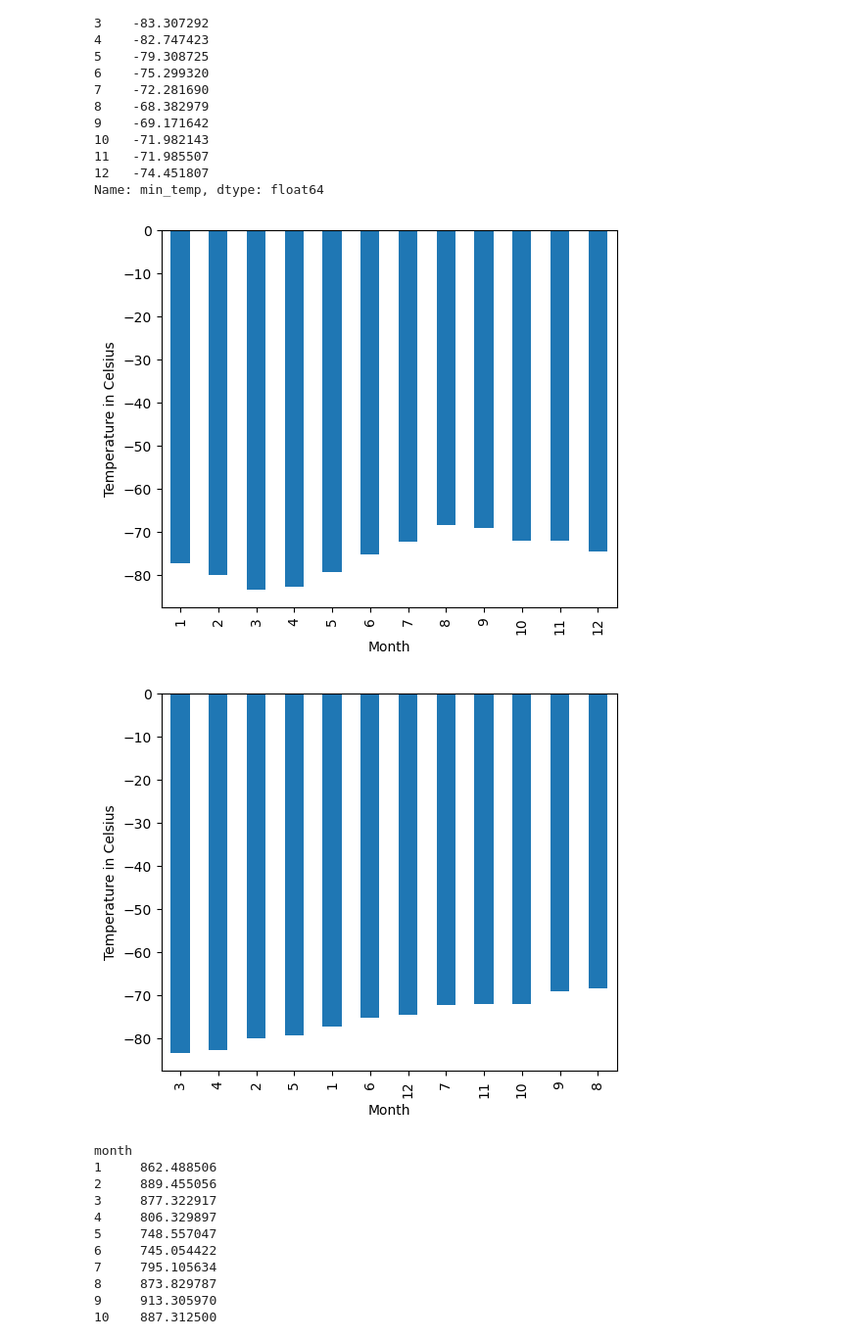
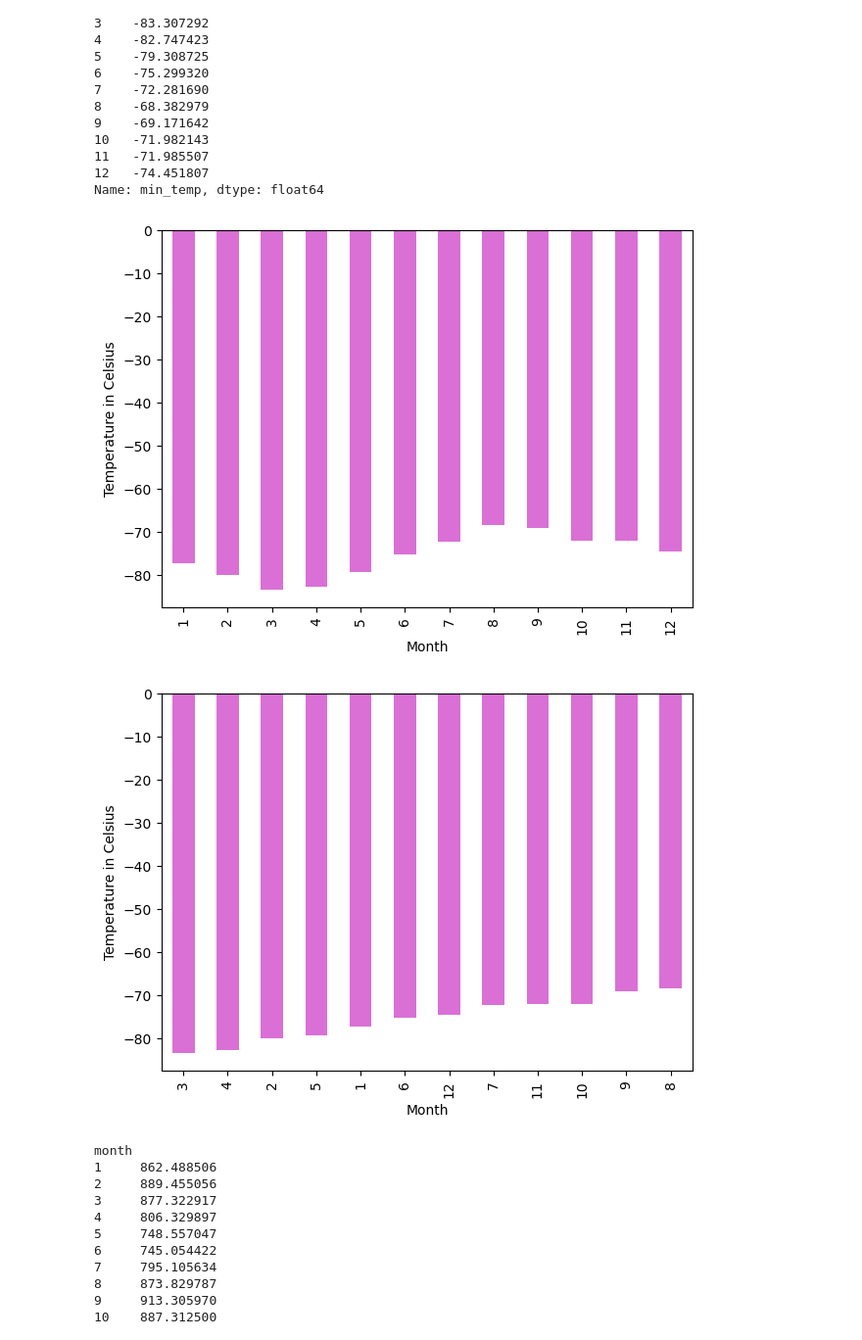
Before and after one commit to lvit001/web-scraping-challenge, a Jupyter notebook: Starter_Code/part_2_mars_weather.ipynb, the cells around one changed output. Shown at 98% size. Cells and saved outputs as stored; diff of their text form; code cells hidden in the pictures.

Commit message:
changed colors of the graphs to orchid :)

```diff
--- a/Starter_Code/part_2_mars_weather.ipynb
+++ b/Starter_Code/part_2_mars_weather.ipynb
@@ -204,19 +204,19 @@ Name: min_temp, dtype: float64
 # %%
 # Plot the average temperature by month
 # had help with the graph from here: https://stackoverflow.com/questions/40313727/bar-graph-from-dataframe-groupby
 avg_min_temp.plot(kind='bar', ylabel='Temperature in Celsius',
-         xlabel='Month', figsize=(6, 5))
+         xlabel='Month', figsize=(7, 5), color="orchid")
 plt.show()
 # %% [output]
-[figure, old version]
+[figure, new version]
 # %%
 # Identify the coldest and hottest months in Curiosity's location
 sorted_temp = mars_df.groupby("month")["min_temp"].mean().sort_values(ascending=True)
 sorted_temp.plot(kind='bar', ylabel='Temperature in Celsius',
-         xlabel='Month', figsize=(6, 5))
+         xlabel='Month', figsize=(7, 5), color="orchid")
 plt.show()
 # %% [output]
-[figure, old version]
+[figure, new version]
 # %%
 # 4. Average pressure by Martian month
 # %% [output]
```
